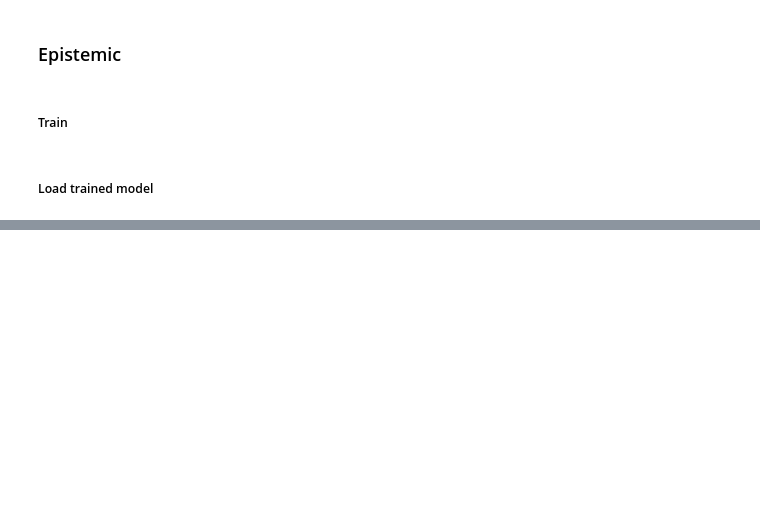
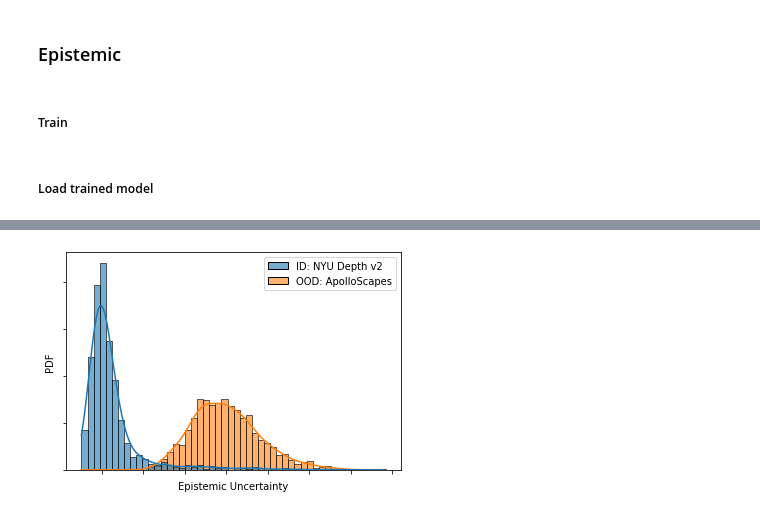
Before and after one commit to Samir-atra/capsa, a Jupyter notebook: experiments/notebooks/demo.ipynb, the cells around one changed output, grey strips where cells are left out. Cells and saved outputs as stored; diff of their text form; code cells hidden in the pictures; blank space fills up the shorter version.

Commit message:
add ood separation plot

```diff
--- a/experiments/notebooks/demo.ipynb
+++ b/experiments/notebooks/demo.ipynb
@@ -104,0 +117,4 @@ visualize_depth_map(trained_epistemic, ds_train, vis_path, f'trained_train', is_
+# %%
+gen_ood_comparison(ds_test, ds_ood, model=trained_epistemic)
+# %% [output]
+[figure, added]
```
Also changed, not shown: parts of 4 cells of this notebook, 2 other files.
